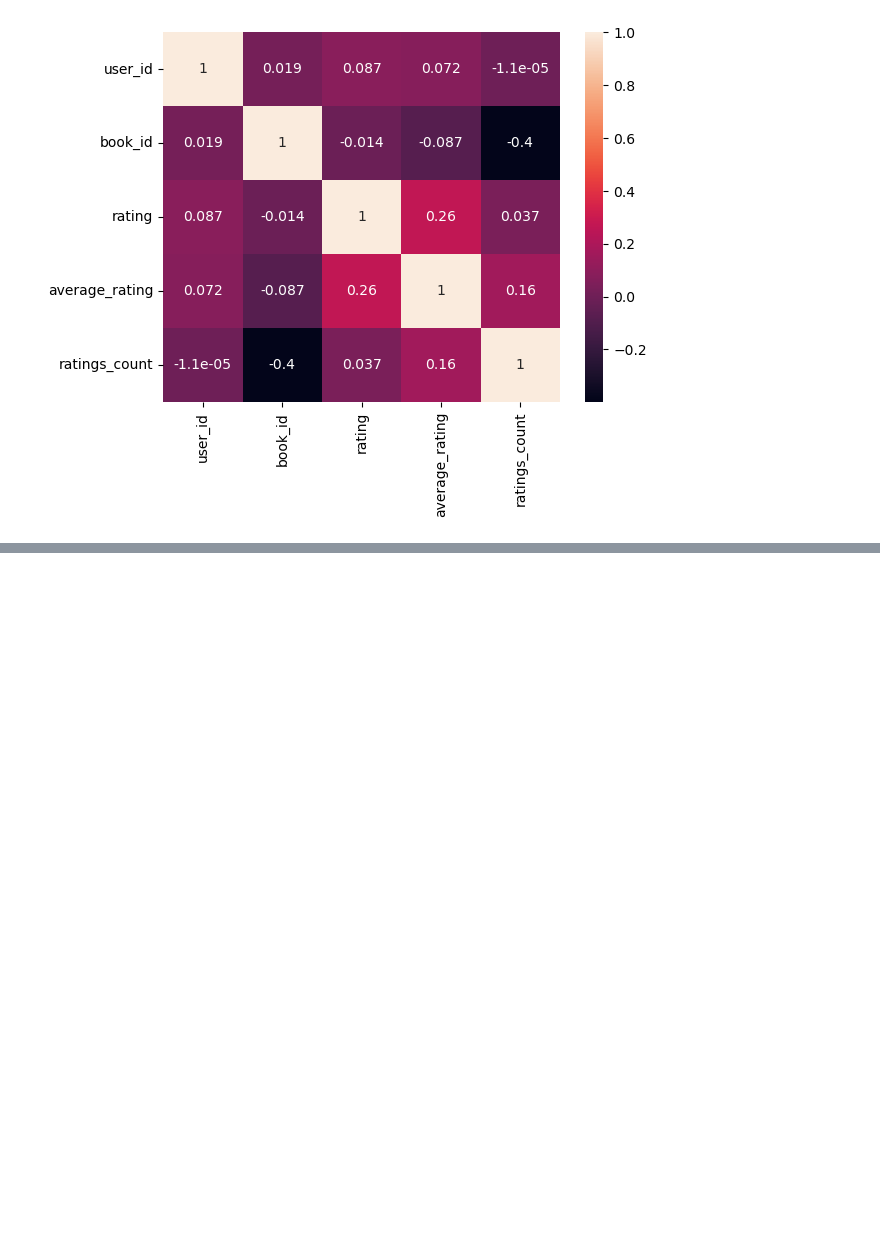
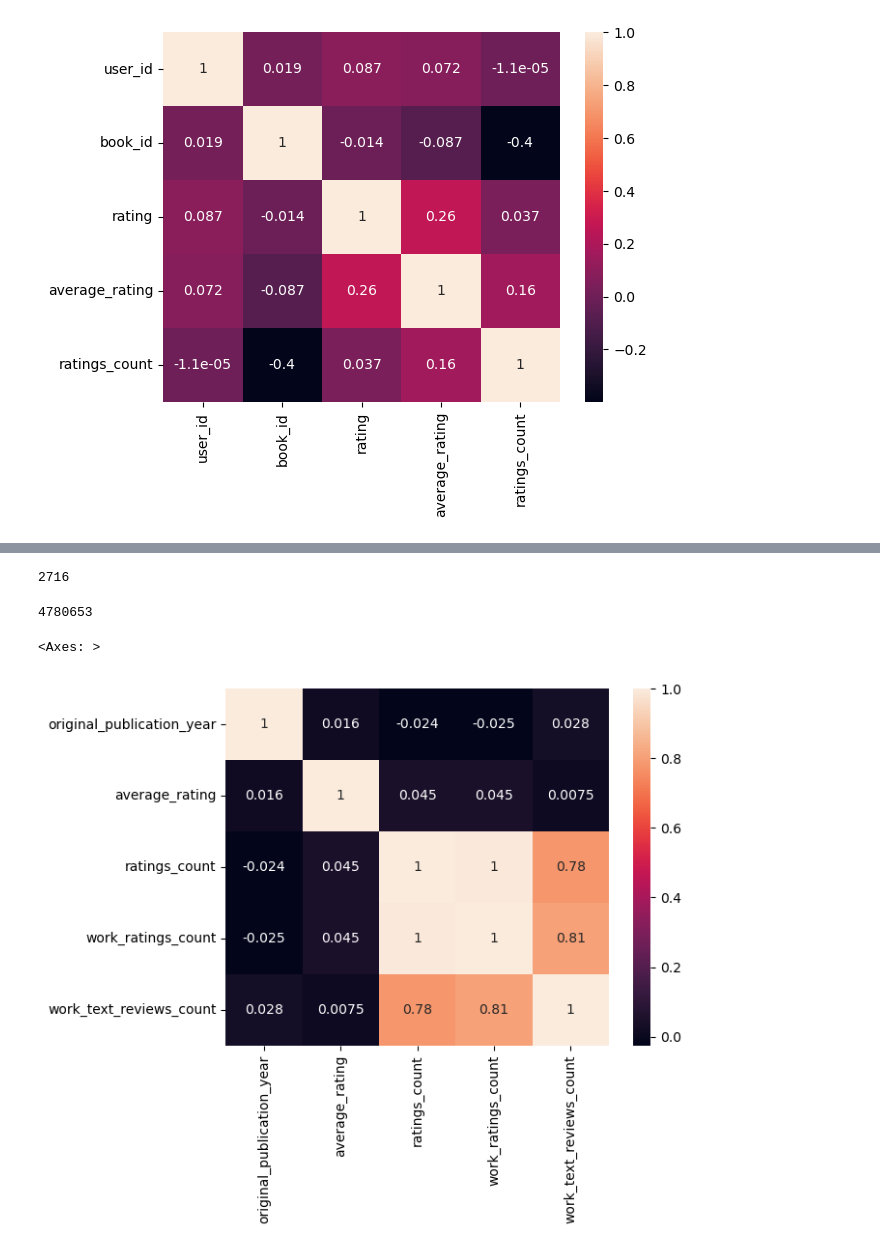
Before and after one commit to kier-johns/book_recommender_and_classifier, a Jupyter notebook: scrap_work.ipynb, the cells around one changed output, grey strips where cells are left out. Saved outputs shown, nothing was run; the diff lists cells and outputs as text; code cells hidden in the pictures; blank space fills up the shorter version.

```diff
--- a/02-Cleaning-new.ipynb
+++ b/scrap_work.ipynb
@@ -348,0 +378,3 @@ sns.heatmap(ratings_and_books.corr(), annot=True);
+# %%
+books_clean = books[['authors', 'original_publication_year', 'title', 'language_code', 'average_rating', 'ratings_count', 'work_ratings_count', 'work_text_reviews_count']]
+books_clean.head()
@@ -348,0 +458,13 @@ sns.heatmap(ratings_and_books.corr(), annot=True);
+# %%
+books_clean.ratings_count.min()
+# %% [output]
+2716
+# %%
+books_clean.ratings_count.max()
+# %% [output]
+4780653
+# %%
+sns.heatmap(books_clean.corr(), annot=True)
+# %% [output]
+<Axes: >
+[figure, added]
```
Also changed, not shown: parts of 20 cells of this notebook, 4 other files.
